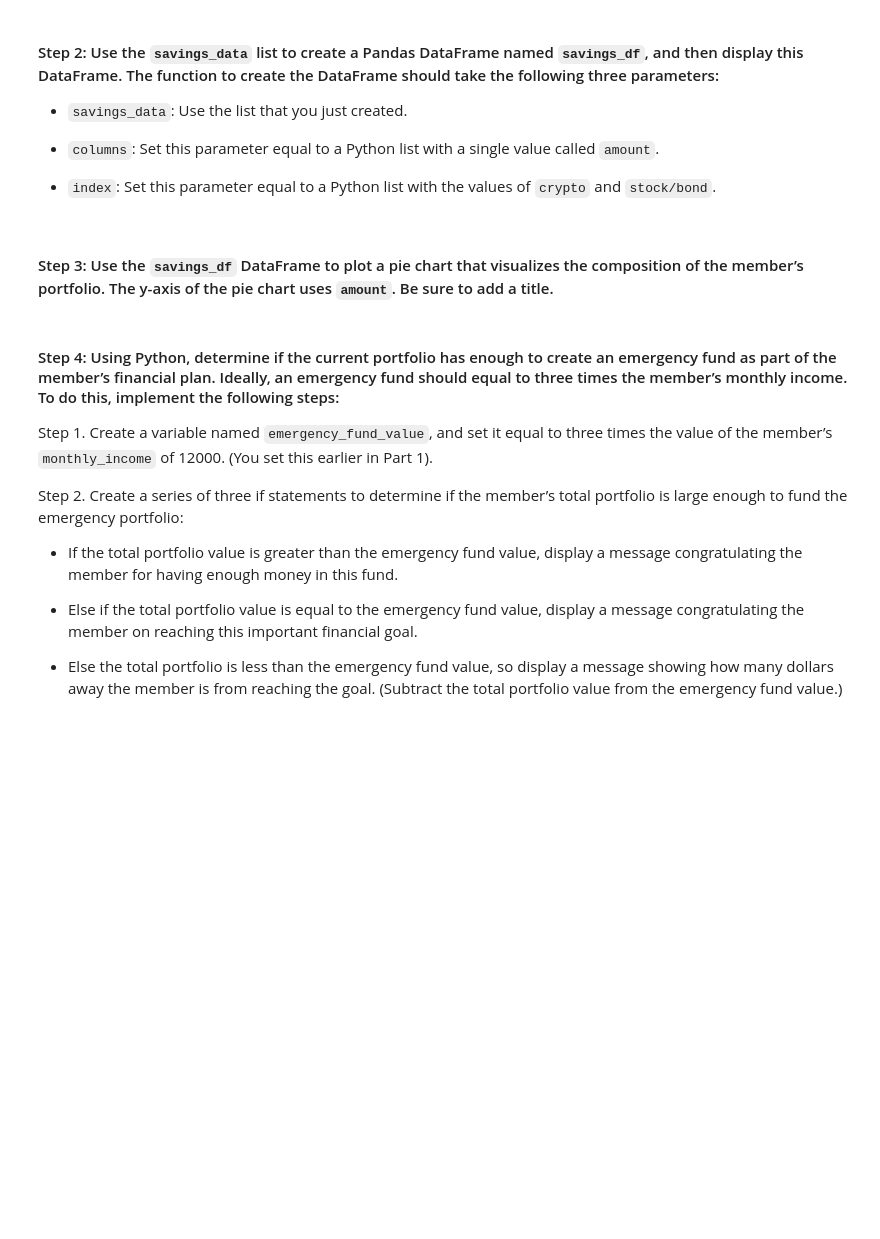
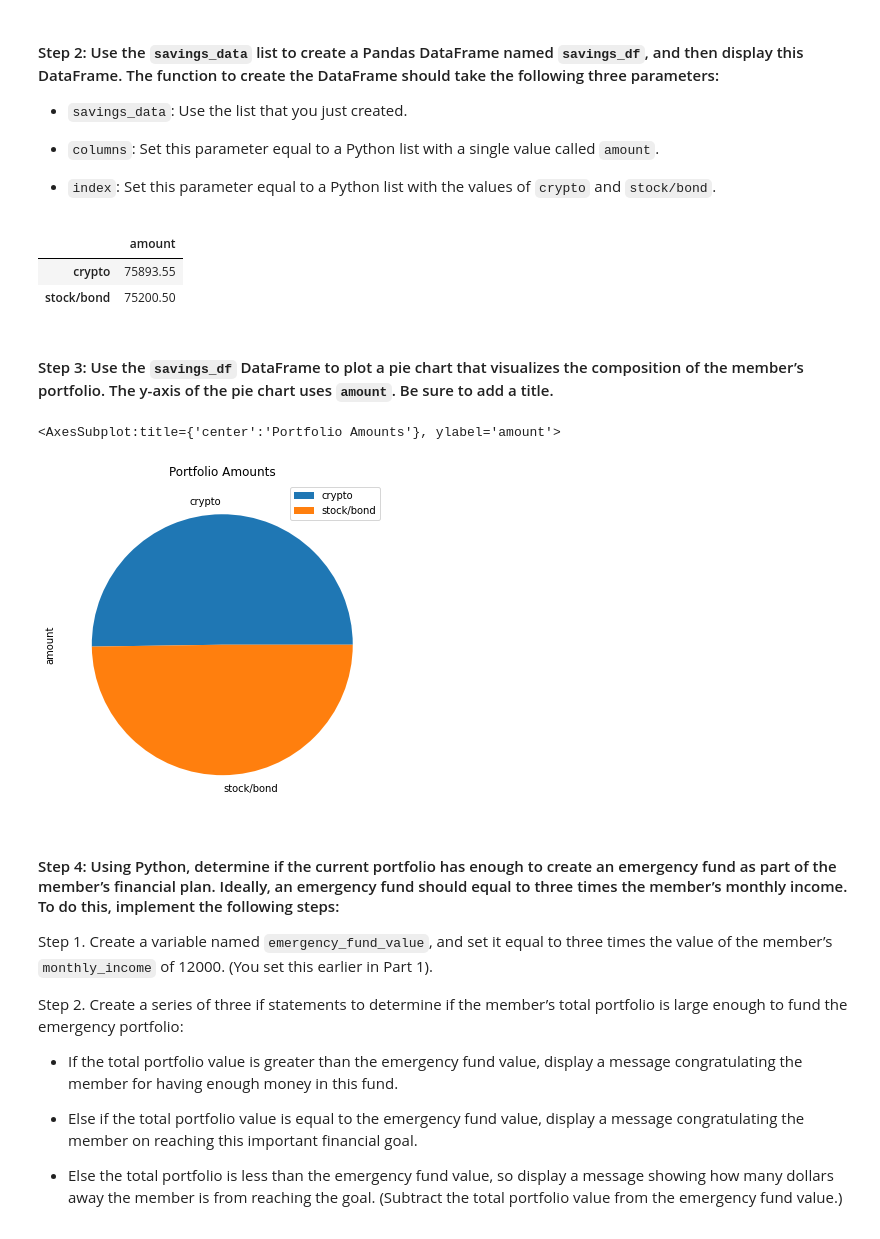
Before and after one commit to sububer/financial_planner, a Jupyter notebook: financial_planning_tools.ipynb, the cells around one changed output. Cells and saved outputs as stored; diff of their text form; code cells hidden in the pictures; blank space fills up the shorter version.

```diff
--- a/financial_planning_tools.ipynb
+++ b/financial_planning_tools.ipynb
@@ -319,7 +319,7 @@ In this section, you’ll use the valuations for the cryptocurrency wallet and f
 #### Step 1: Create a Python list named `savings_data` that has two elements. The first element contains the total value of the cryptocurrency wallet. The second element contains the total value of the stock and bond portions of the portfolio.
 # %%
 # Consolidate financial assets data into a Python list
-# YOUR CODE HERE
+savings_data = [total_crypto_wallet, total_stocks_bonds]
 
 # Review the Python list savings_data
-# YOUR CODE HERE
+print(savings_data)
@@ -333,15 +335,22 @@ In this section, you’ll use the valuations for the cryptocurrency wallet and f
 - `index`: Set this parameter equal to a Python list with the values of `crypto` and `stock/bond`.
 # %%
 # Create a Pandas DataFrame called savings_df
-# YOUR CODE HERE
+savings_df = pd.DataFrame(savings_data, index=['crypto', 'stock/bond'], columns=['amount'])
 
 # Display the savings_df DataFrame
-# YOUR CODE HERE
+savings_df.head()
+# %% [output]
+|  | amount |
+| crypto | 75893.55 |
+| stock/bond | 75200.50 |
 # %% [markdown]
 #### Step 3: Use the `savings_df` DataFrame to plot a pie chart that visualizes the composition of the member’s portfolio. The y-axis of the pie chart uses `amount`. Be sure to add a title.
 # %%
 # Plot the total value of the member's portfolio (crypto and stock/bond) in a pie chart
-# YOUR CODE HERE
+savings_df.plot.pie(y='amount', title="Portfolio Amounts", figsize=(6,6))
+# %% [output]
+<AxesSubplot:title={'center':'Portfolio Amounts'}, ylabel='amount'>
+[figure, added]
 # %% [markdown]
 #### Step 4: Using Python, determine if the current portfolio has enough to create an emergency fund as part of the member’s financial plan. Ideally, an emergency fund should equal to three times the member’s monthly income. To do this, implement the following steps:
 
```
Also changed, not shown: parts of 4 cells of this notebook.
